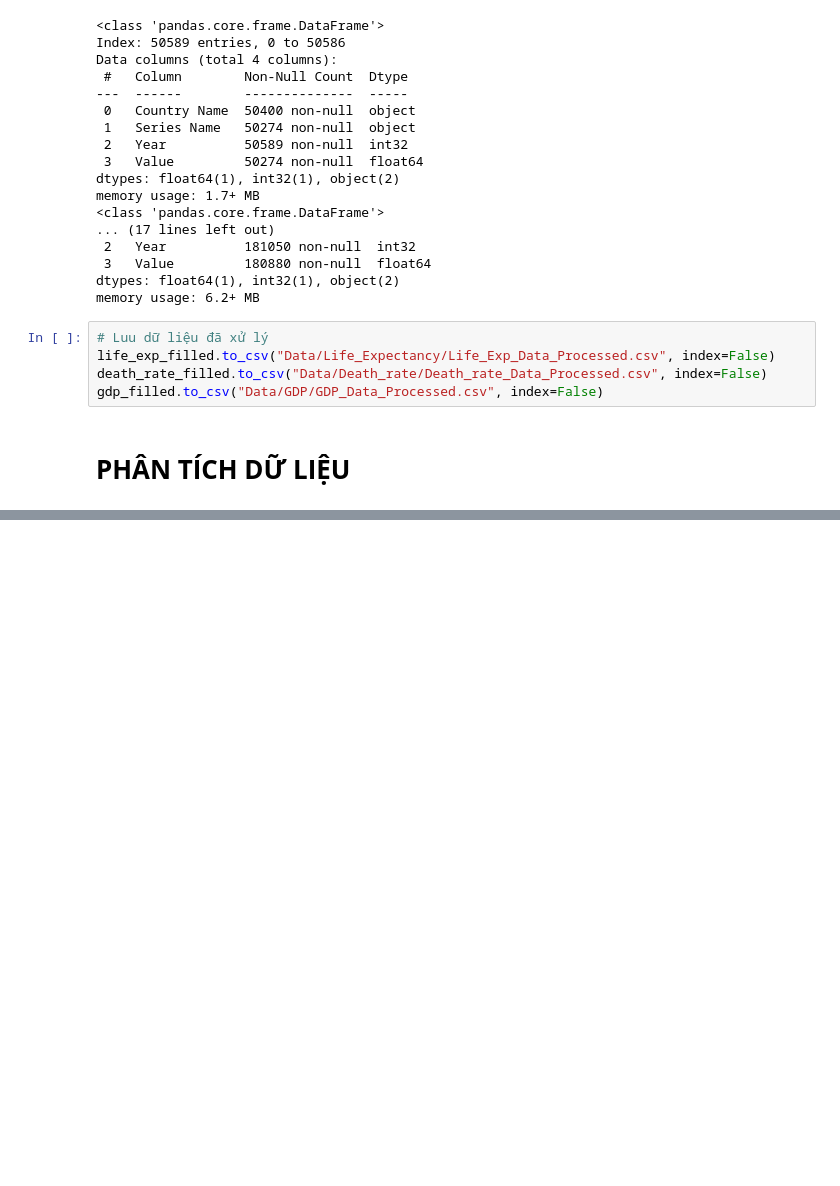
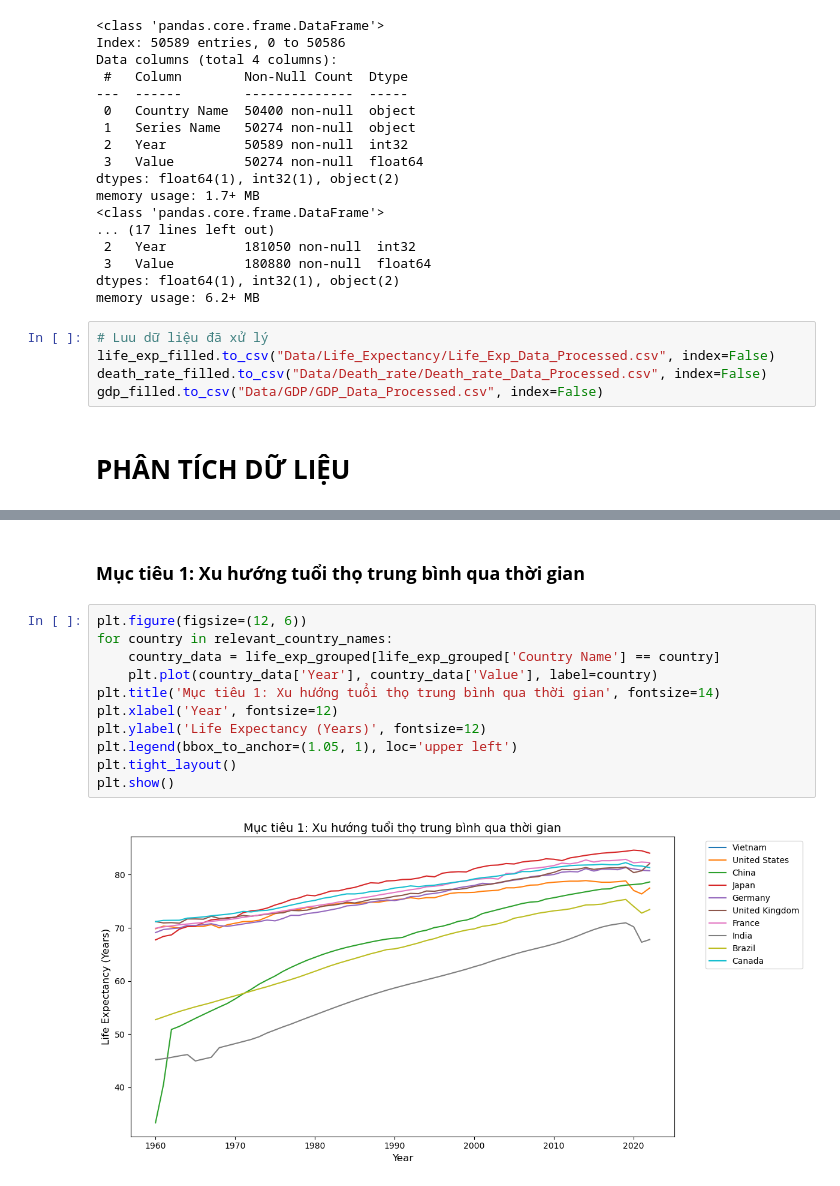
Before and after one commit to RokeMSE/-Lab02--Data-Visualization, a Jupyter notebook: 22127225_22127357_22127374.ipynb, the cells around one changed output, grey strips where cells are left out. Drawn from its saved outputs; the diff is of its cells as text; blank space fills up the shorter version.

```diff
--- a/22127225_22127357_22127374.ipynb
+++ b/22127225_22127357_22127374.ipynb
@@ -388,0 +405,15 @@ plt.show()
+# %% [markdown]
+### **Mục tiêu 1: Xu hướng tuổi thọ trung bình qua thời gian**
+# %%
+plt.figure(figsize=(12, 6))
+for country in relevant_country_names:
+    country_data = life_exp_grouped[life_exp_grouped['Country Name'] == country]
+    plt.plot(country_data['Year'], country_data['Value'], label=country)
+plt.title('Mục tiêu 1: Xu hướng tuổi thọ trung bình qua thời gian', fontsize=14)
+plt.xlabel('Year', fontsize=12)
+plt.ylabel('Life Expectancy (Years)', fontsize=12)
+plt.legend(bbox_to_anchor=(1.05, 1), loc='upper left')
+plt.tight_layout()
+plt.show()
+# %% [output]
+[figure, added]
```
Also changed, not shown: parts of 23 cells of this notebook.
